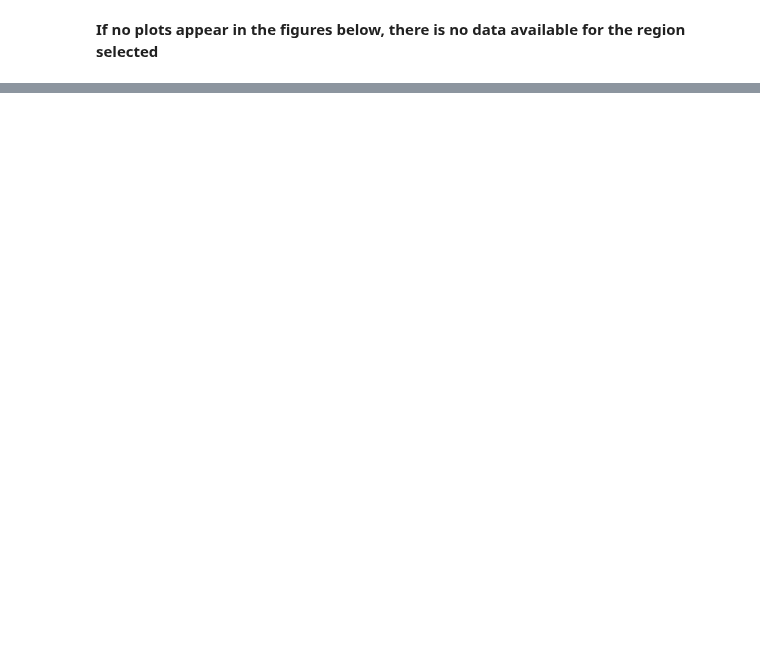
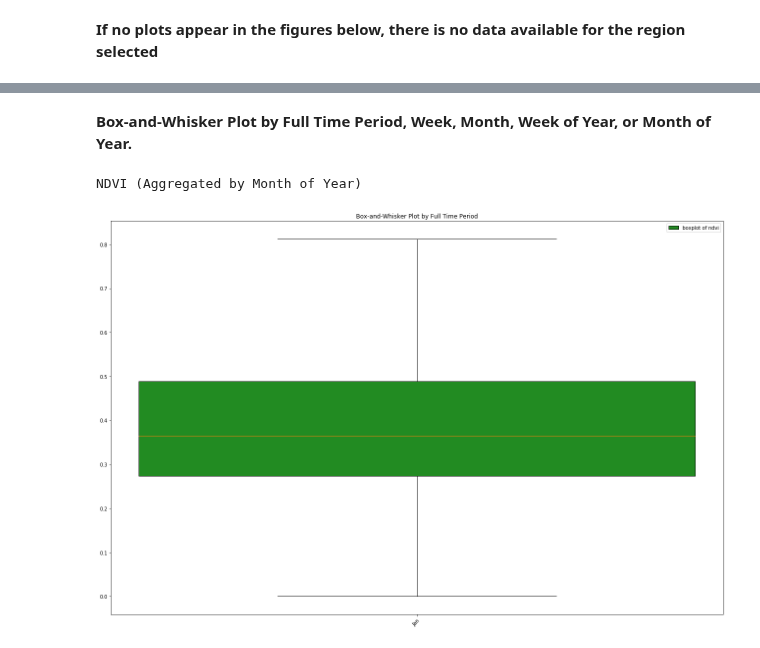
Before and after one commit to ceos-seo/data_cube_notebooks, a Jupyter notebook: NDVI_Phenology.ipynb, the cells around one changed output, grey strips where cells are left out. Cells and saved outputs as stored; diff of their text form; code cells hidden in the pictures; blank space fills up the shorter version.

Commit message:
Refactor NDVI Phenology

```diff
--- a/NDVI_Phenology.ipynb
+++ b/NDVI_Phenology.ipynb
@@ -255,2 +210,16 @@ for platform in datasets_in.keys():
+# %%
+from utils.data_cube_utilities.sort import xarray_sortby_coord
+if len(cleaned_datasets) > 1:
+    # Dataset
+    cleaned_datasets_list = list(cleaned_datasets.values())
+    cleaned_dataset = xr.concat(cleaned_datasets_list, dim='time')
+    cleaned_dataset = xarray_sortby_coord(cleaned_dataset, 'time')
+    # Clean mask
+    clean_mask_list = list(clean_masks.values())
+    clean_mask = xr.concat(clean_mask_list, dim='time')
+    clean_mask = xarray_sortby_coord(clean_mask, 'time')
+else:
+    cleaned_dataset = cleaned_datasets[list(cleaned_datasets.keys())[0]]
+    clean_mask = clean_masks[list(clean_masks.keys())[0]]
 # %% [markdown]
 ## <a id='calculate'>Calculate NDVI</a>
@@ -265 +226,5 @@ del data_arrs
+# %%
+from utils.data_cube_utilities.dc_ndvi_anomaly import NDVI
+ndvi_arr = NDVI(cleaned_dataset)
+cleaned_dataset['ndvi'] = ndvi_arr
 # %% [markdown]
@@ -493,0 +234,40 @@ plt.show()
+# %% [markdown]
+**Box-and-Whisker Plot by Full Time Period, Week, Month, Week of Year, or Month of Year.**
+# %%
+from utils.data_cube_utilities.plotter_utils import xarray_time_series_plot
+
+# Specify whether to plot a Gaussian curve fit of the mean of NDVI along time.
+plot_gaussian_filter_ndvi_mean = True
+max_times_per_plot = 10 # The maximum number of acquisitions with data that appear in each plot.
+
+# Can be one of [None, 'week', 'month', 'weekofyear', 'monthofyear'].
+for bin_by in ['monthofyear']:
+    aggregated_by_str = None
+    if bin_by is None:
+        plotting_data = cleaned_dataset
+    elif bin_by == 'week':
+        plotting_data = cleaned_dataset.resample(time='1w').mean()
+        aggregated_by_str = 'Week'
+    elif bin_by == 'month':
+        plotting_data = cleaned_dataset.resample(time='1m').mean()
+        aggregated_by_str = 'Month'
+    elif bin_by == 'weekofyear':
+        plotting_data = cleaned_dataset.groupby('time.week').mean(dim=('time'))
+        aggregated_by_str = 'Week of Year'
+    elif bin_by == 'monthofyear':
+        plotting_data = cleaned_dataset.groupby('time.month').mean(dim=('time')).isel(month=slice(0,1))
+        aggregated_by_str = 'Month of Year'
+
+params = dict(dataset=plotting_data, plot_descs={'ndvi':{'none':[
+    {'box':{'boxprops':{'facecolor':'forestgreen'}}}]}})
+if plot_gaussian_filter_ndvi_mean:
+    params['plot_descs']['ndvi']['mean'] = [{'poly': {'degree': 3}}]
+
+params['scale_params'] = 'norm'
+
+xarray_time_series_plot(**params)
+plt.title('Box-and-Whisker Plot by Full Time Period')
+print("NDVI {}".format("(Aggregated by {})".format(aggregated_by_str) if aggregated_by_str is not None else ""))
+# %% [output]
+NDVI (Aggregated by Month of Year)
+[figure, added]
```
Also changed, not shown: parts of 43 cells of this notebook.
